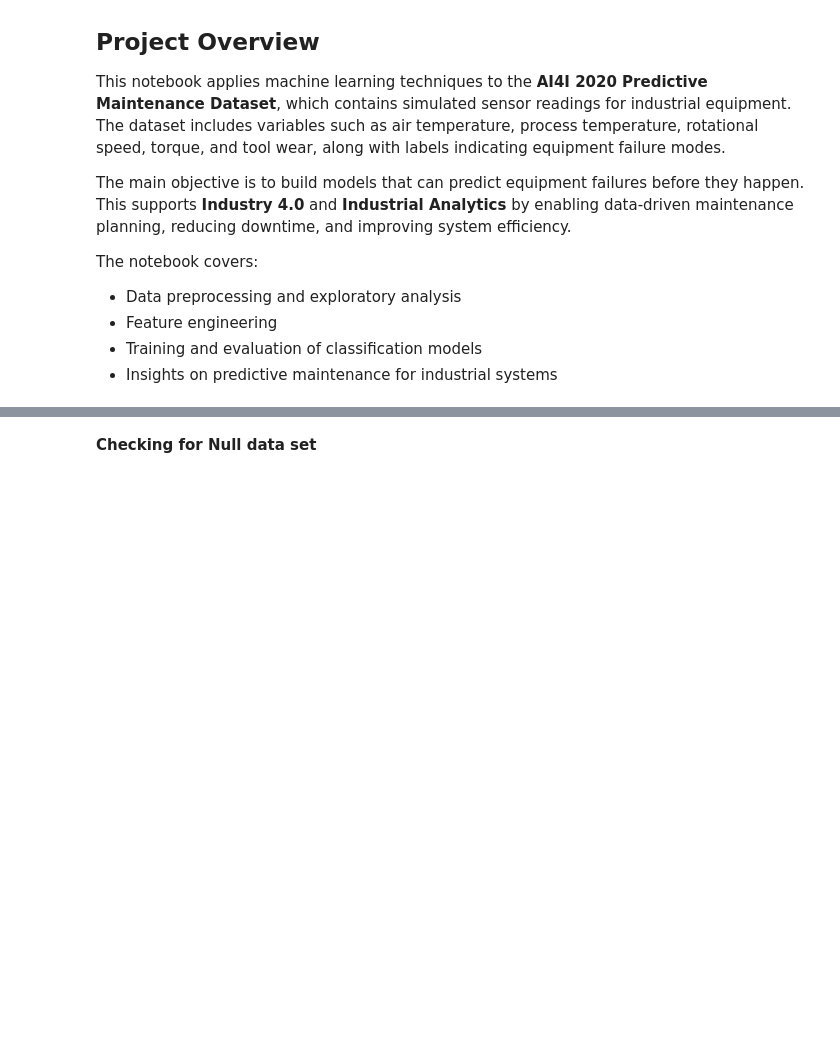
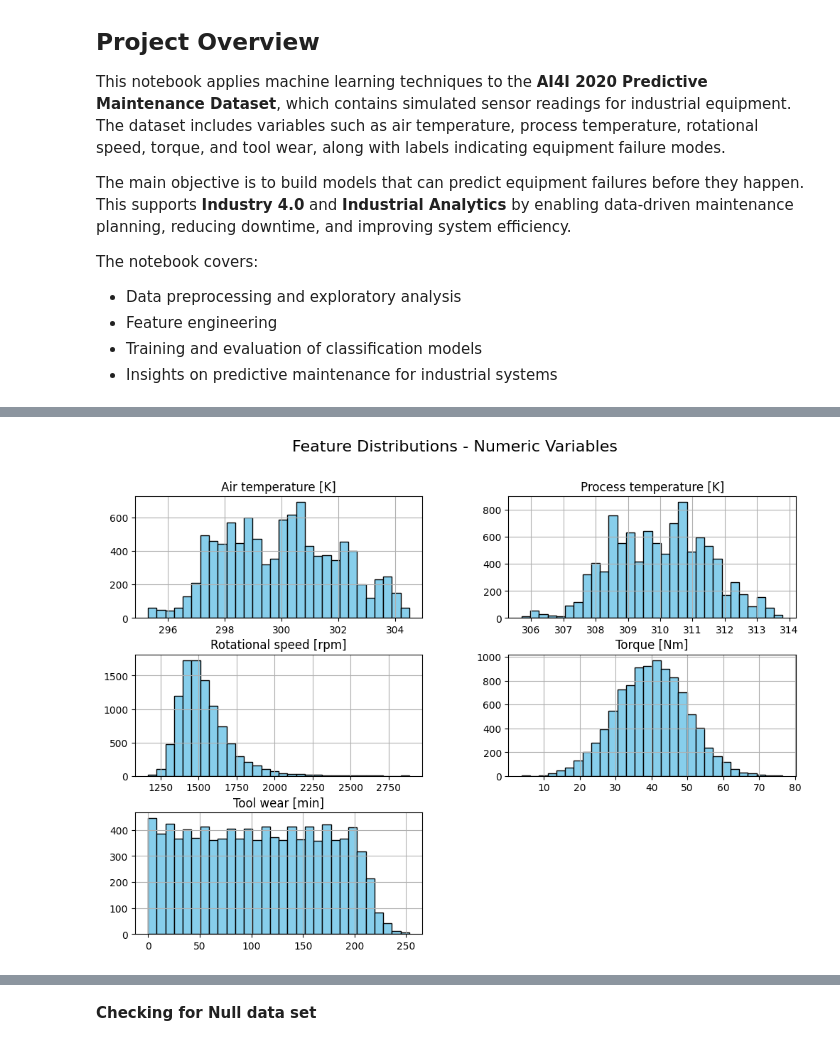
Before and after one commit to Yohannes-Kewani/industrial-analytics-projects, a Jupyter notebook: predictive-maintenance-ml/notebooks/predictive_maintenance.ipynb, the cells around one changed output, grey strips where cells are left out. Saved outputs shown, nothing was run; the diff lists cells and outputs as text; code cells hidden in the pictures; blank space fills up the shorter version.

```diff
--- a/predictive-maintenance-ml/notebooks/predictive_maintenance.ipynb
+++ b/predictive-maintenance-ml/notebooks/predictive_maintenance.ipynb
@@ -51,0 +101,10 @@ df
+# %%
+numeric_cols = ["Air temperature [K]", "Process temperature [K]",
+                "Rotational speed [rpm]", "Torque [Nm]", "Tool wear [min]"]
+
+# Histograms for numeric features
+df[numeric_cols].hist(bins=30, figsize=(12,8), color="skyblue", edgecolor="black")
+plt.suptitle("Feature Distributions - Numeric Variables", fontsize=16)
+plt.show()
+# %% [output]
+[figure, added]
```
Also changed, not shown: parts of 16 cells of this notebook, 1 other file.
